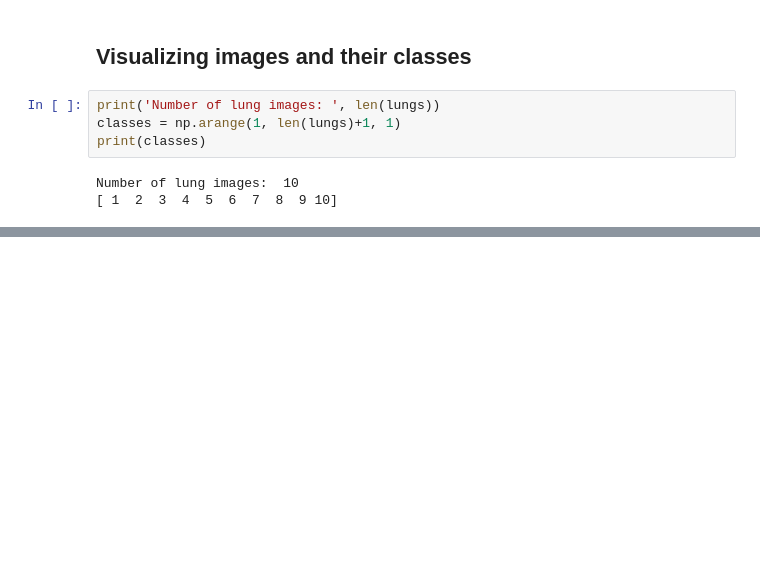
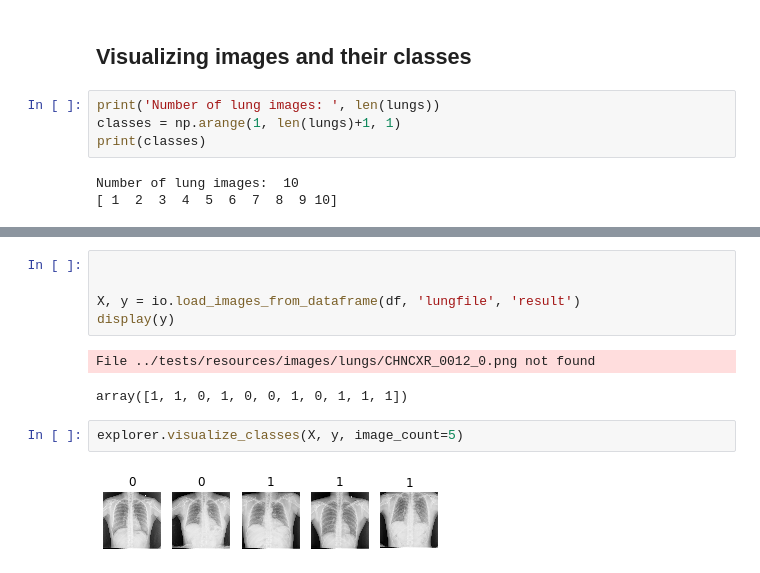
Before and after one commit to arcus-azure/arcus.ml, a Jupyter notebook: samples/images_operations.ipynb, the cells around one changed output, grey strips where cells are left out. Saved outputs shown, nothing was run; the diff lists cells and outputs as text; blank space fills up the shorter version.

```diff
--- a/samples/images_operations.ipynb
+++ b/samples/images_operations.ipynb
@@ -82,0 +83,12 @@ AttributeError: 'AxesImage' object has no attribute 'text'
+# %%
+
+
+X, y = io.load_images_from_dataframe(df, 'lungfile', 'result')
+display(y)
+# %% [output]
+File ../tests/resources/images/lungs/CHNCXR_0012_0.png not found
+array([1, 1, 0, 1, 0, 0, 1, 0, 1, 1, 1])
+# %%
+explorer.visualize_classes(X, y, image_count=5)
+# %% [output]
+[figure, added]
```
Also changed, not shown: parts of 8 cells of this notebook, 3 other files.
